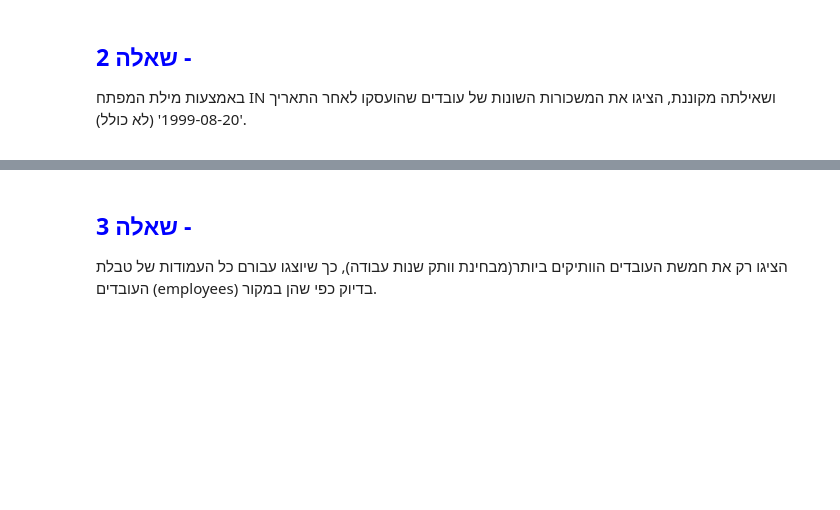
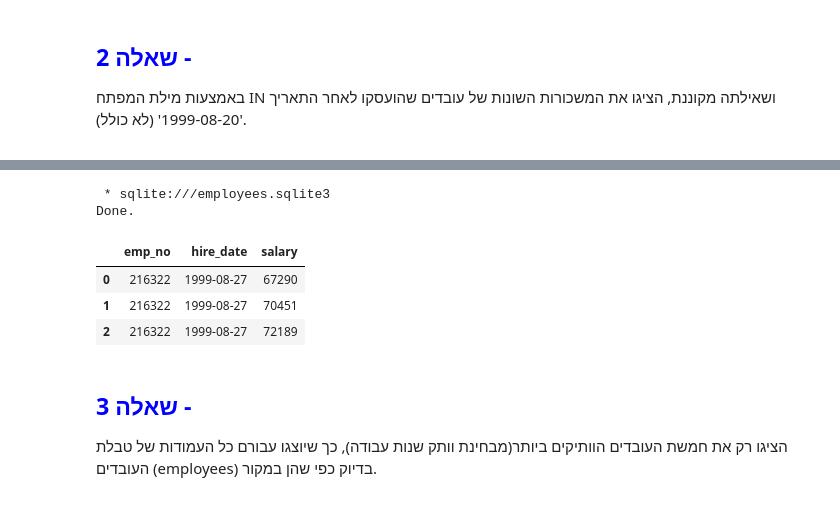
Before and after one commit to amit-eyal/campus_il_sql_course, a Jupyter notebook: SqlExercise5.ipynb, the cells around one changed output, grey strips where cells are left out. Cells and saved outputs as stored; diff of their text form; code cells hidden in the pictures; blank space fills up the shorter version.

```diff
--- a/SqlExercise5.ipynb
+++ b/SqlExercise5.ipynb
@@ -191,3 +187,18 @@ Done.
+# %%
+%%sql
+select e.emp_no, e.hire_date, s.salary
+from employees as e inner join salaries as s
+  on e.emp_no = s.emp_no
+WHERE strftime('%Y', e.hire_date) >= '1999'
+  AND strftime('%m', e.hire_date) >= '08'
+  AND strftime('%d', e.hire_date) > '20'
+# %% [output]
+ * sqlite:///employees.sqlite3
+Done.
+|  | emp_no | hire_date | salary |
+| 0 | 216322 | 1999-08-27 | 67290 |
+| 1 | 216322 | 1999-08-27 | 70451 |
+| 2 | 216322 | 1999-08-27 | 72189 |
 # %% [markdown]
 <div dir="rtl">
 
```
Also changed, not shown: parts of 9 cells of this notebook.
